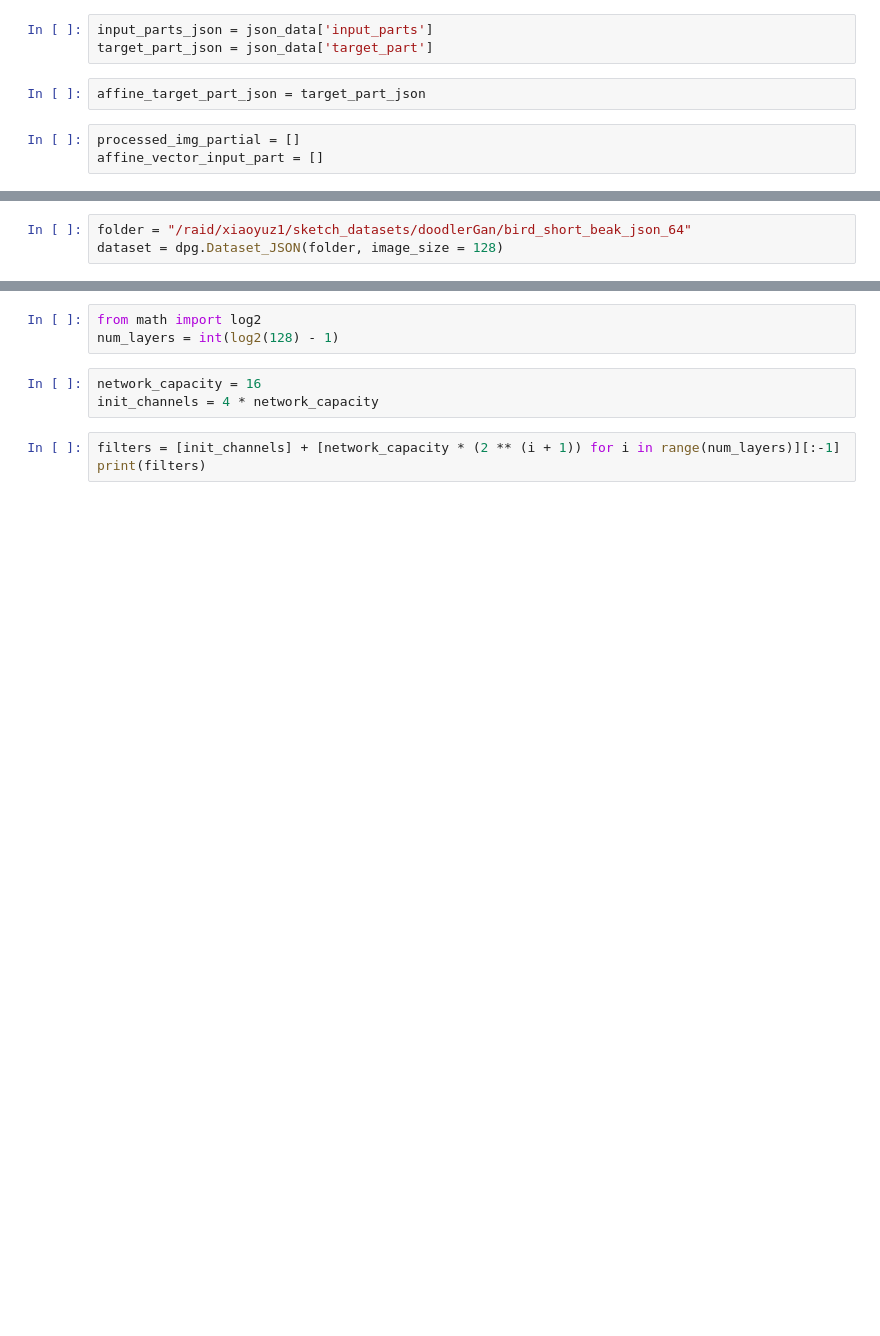
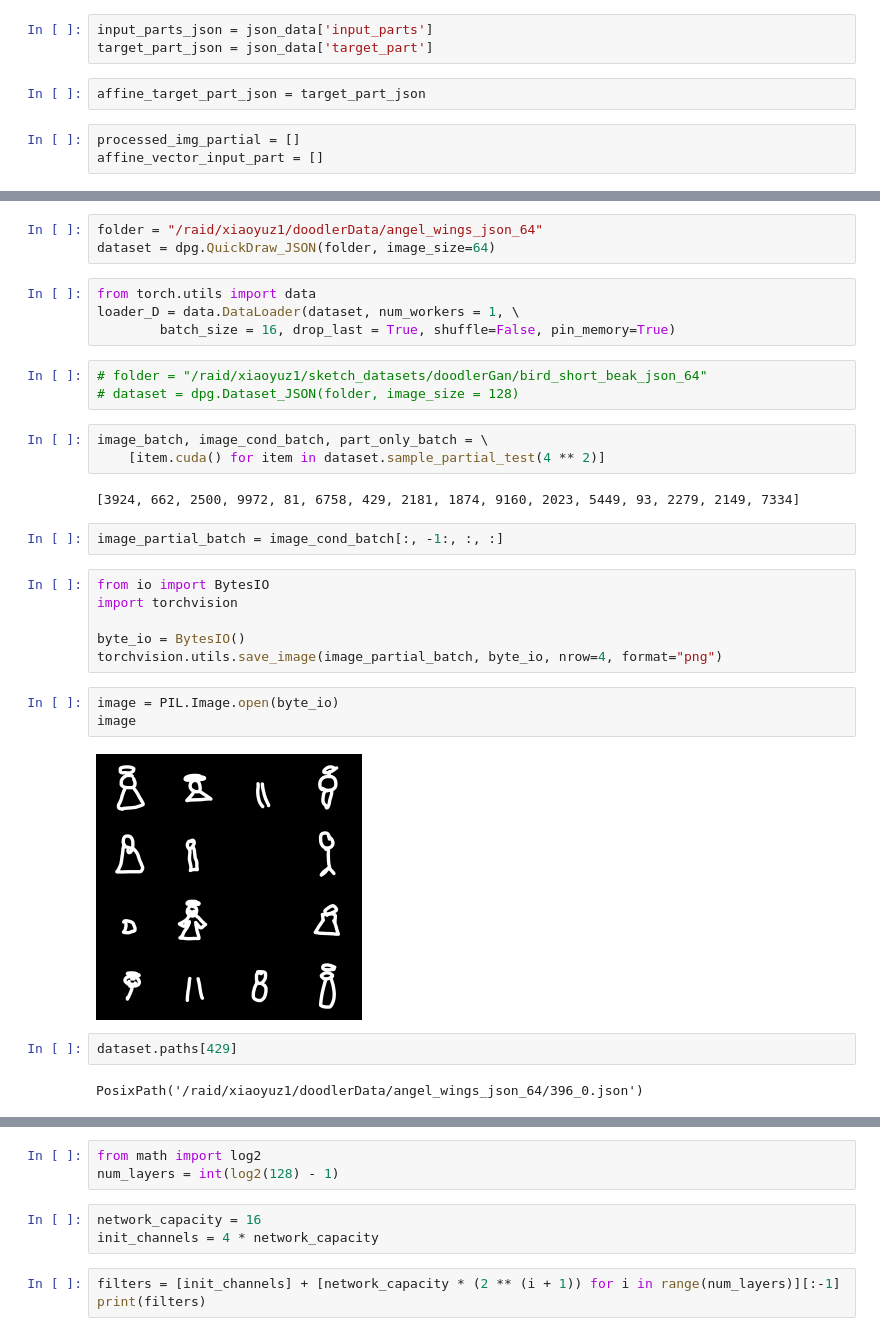
Before and after one commit to ErinZhang1998/sketch_collection, a Jupyter notebook: process_sketch_dataset.ipynb, the cells around one changed output, grey strips where cells are left out. Saved outputs shown, nothing was run; the diff lists cells and outputs as text; blank space fills up the shorter version.

Commit message:
read dataset

```diff
--- a/process_sketch_dataset.ipynb
+++ b/process_sketch_dataset.ipynb
@@ -103,4 +171,33 @@ input_parts_json['initial']
+# %%
+folder = "/raid/xiaoyuz1/doodlerData/angel_wings_json_64"
+dataset = dpg.QuickDraw_JSON(folder, image_size=64)
+# %%
+from torch.utils import data
+loader_D = data.DataLoader(dataset, num_workers = 1, \
+        batch_size = 16, drop_last = True, shuffle=False, pin_memory=True)
 # %%
-folder = "/raid/xiaoyuz1/sketch_datasets/doodlerGan/bird_short_beak_json_64"
-dataset = dpg.Dataset_JSON(folder, image_size = 128)
+# folder = "/raid/xiaoyuz1/sketch_datasets/doodlerGan/bird_short_beak_json_64"
+# dataset = dpg.Dataset_JSON(folder, image_size = 128)
+# %%
+image_batch, image_cond_batch, part_only_batch = \
+    [item.cuda() for item in dataset.sample_partial_test(4 ** 2)]
+# %% [output]
+[3924, 662, 2500, 9972, 81, 6758, 429, 2181, 1874, 9160, 2023, 5449, 93, 2279, 2149, 7334]
+# %%
+image_partial_batch = image_cond_batch[:, -1:, :, :]
+# %%
+from io import BytesIO
+import torchvision
+
+byte_io = BytesIO()
+torchvision.utils.save_image(image_partial_batch, byte_io, nrow=4, format="png")
+# %%
+image = PIL.Image.open(byte_io)
+image
+# %% [output]
+[figure, added]
+# %%
+dataset.paths[429]
+# %% [output]
+PosixPath('/raid/xiaoyuz1/doodlerData/angel_wings_json_64/396_0.json')
 # %%
```
Also changed, not shown: parts of 30 cells of this notebook, 2 other files.
